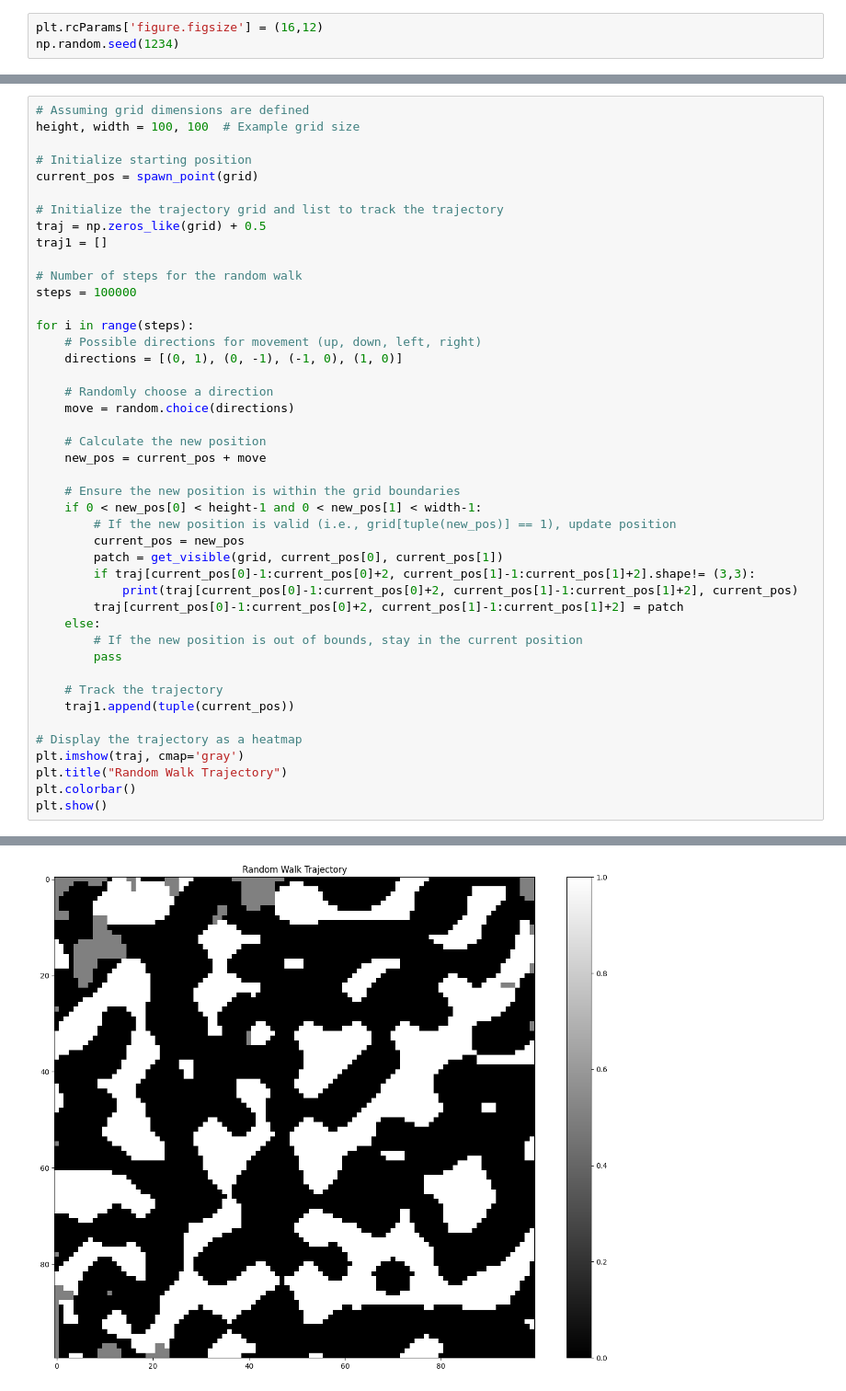
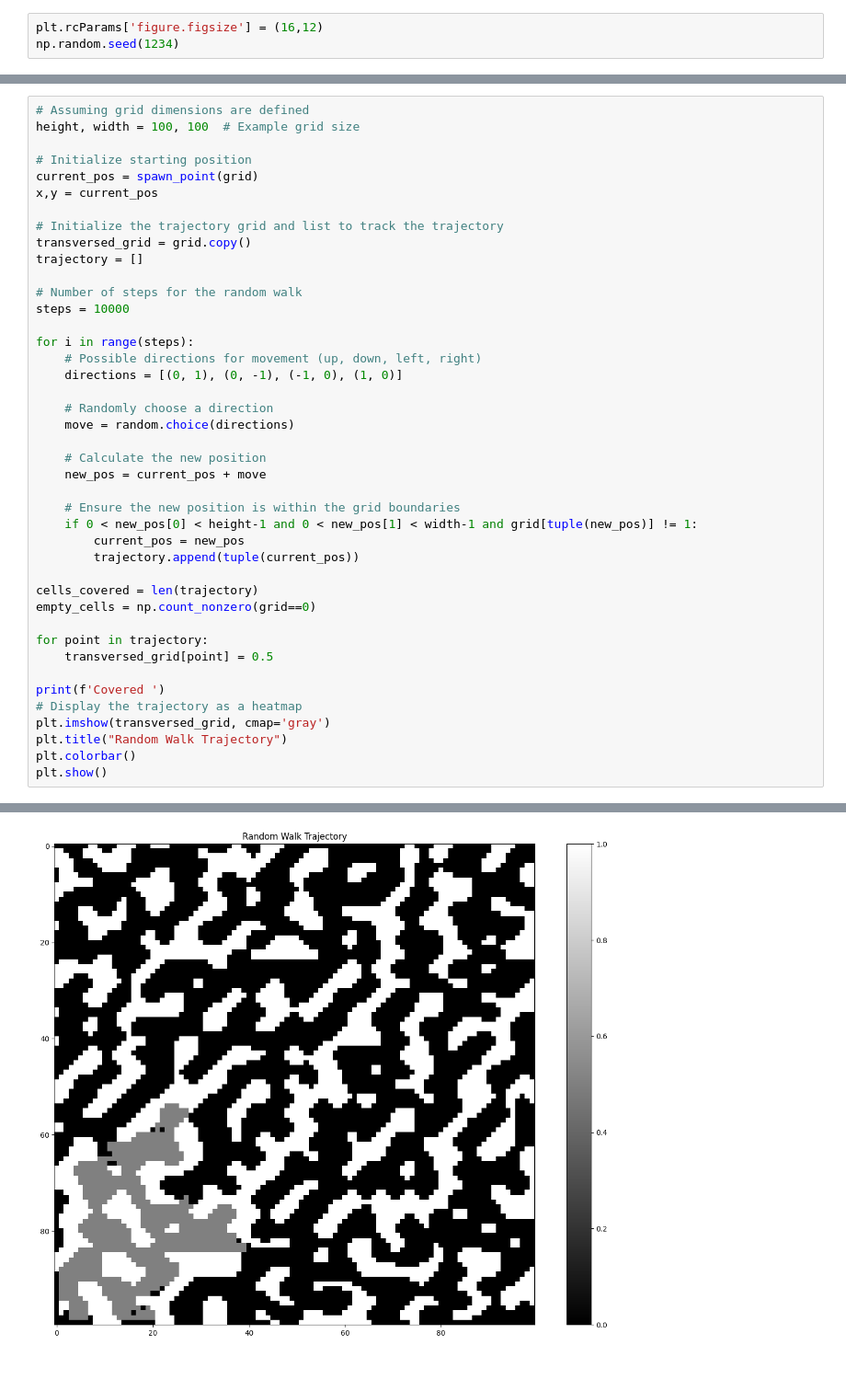
Before and after one commit to Ajinkya-Bhandare/rl_project, a Jupyter notebook: Exploration-grid-world-final.ipynb, the cells around one changed output, grey strips where cells are left out. Shown: that part at 92% size. Saved outputs shown, nothing was run; the diff lists cells and outputs as text.

```diff
--- a/Exploration-grid-world-final.ipynb
+++ b/Exploration-grid-world-final.ipynb
@@ -102,13 +86,14 @@ height, width = 100, 100  # Example grid size
 
 # Initialize starting position
 current_pos = spawn_point(grid)
+x,y = current_pos
 
 # Initialize the trajectory grid and list to track the trajectory
-traj = np.zeros_like(grid) + 0.5
-traj1 = []
+transversed_grid = grid.copy()
+trajectory = []
 
 # Number of steps for the random walk
-steps = 100000
+steps = 10000
 
 for i in range(steps):
     # Possible directions for movement (up, down, left, right)
@@ -121,22 +106,19 @@ for i in range(steps):
     new_pos = current_pos + move
 
     # Ensure the new position is within the grid boundaries
-    if 0 < new_pos[0] < height-1 and 0 < new_pos[1] < width-1:
-        # If the new position is valid (i.e., grid[tuple(new_pos)] == 1), update position
+    if 0 < new_pos[0] < height-1 and 0 < new_pos[1] < width-1 and grid[tuple(new_pos)] != 1:
         current_pos = new_pos
-        patch = get_visible(grid, current_pos[0], current_pos[1])
-        if traj[current_pos[0]-1:current_pos[0]+2, current_pos[1]-1:current_pos[1]+2].shape!= (3,3):
-            print(traj[current_pos[0]-1:current_pos[0]+2, current_pos[1]-1:current_pos[1]+2], current_pos)
-        traj[current_pos[0]-1:current_pos[0]+2, current_pos[1]-1:current_pos[1]+2] = patch
-    else:
-        # If the new position is out of bounds, stay in the current position
-        pass
+        trajectory.append(tuple(current_pos))
 
-    # Track the trajectory
-    traj1.append(tuple(current_pos))
+cells_covered = len(trajectory)
+empty_cells = np.count_nonzero(grid==0)
 
+for point in trajectory:
+    transversed_grid[point] = 0.5
+
+print(f'Covered ')
 # Display the trajectory as a heatmap
-plt.imshow(traj, cmap='gray')
+plt.imshow(transversed_grid, cmap='gray')
 plt.title("Random Walk Trajectory")
 plt.colorbar()
 plt.show()
@@ -144 +127 @@ plt.show()
-[figure, old version]
+[figure, new version]
```
Also changed, not shown: parts of 19 cells of this notebook.
